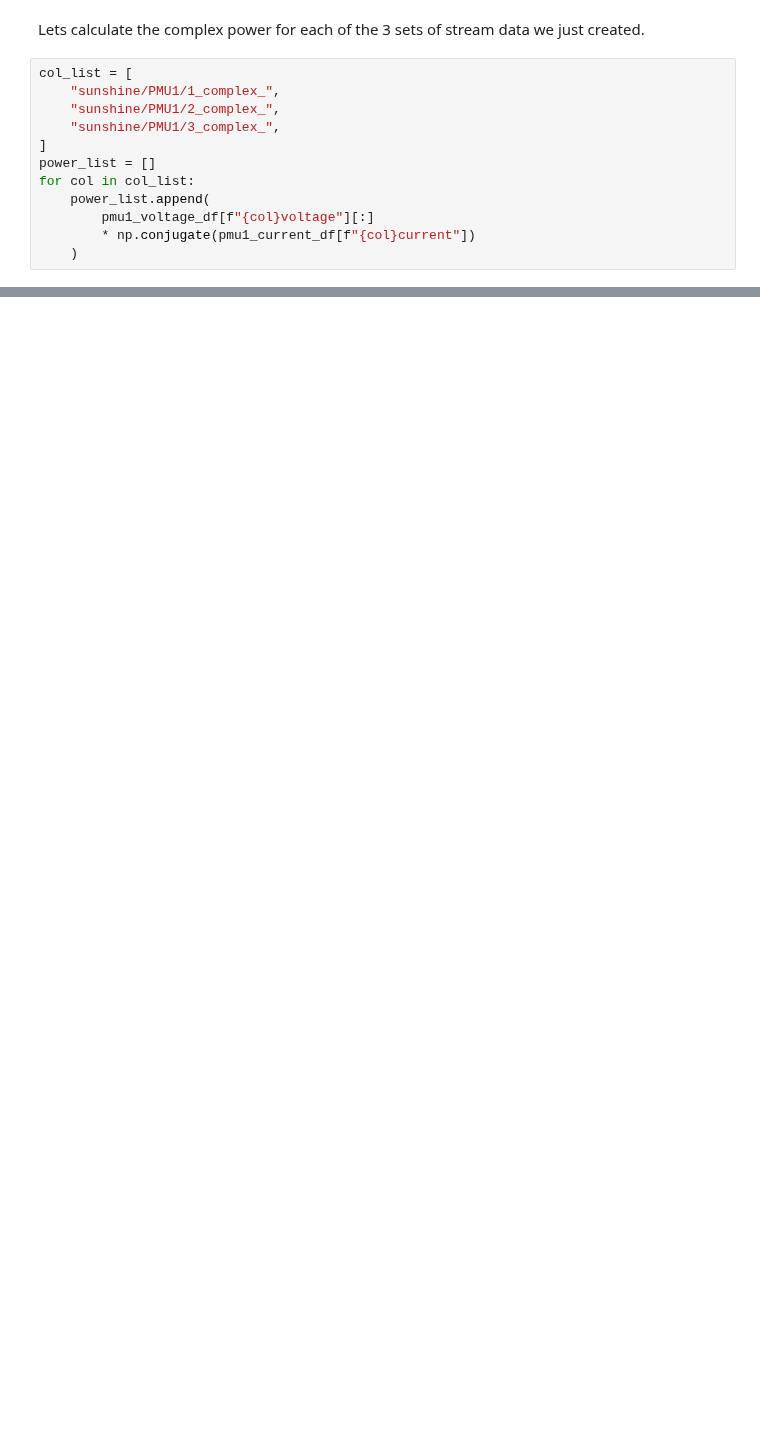
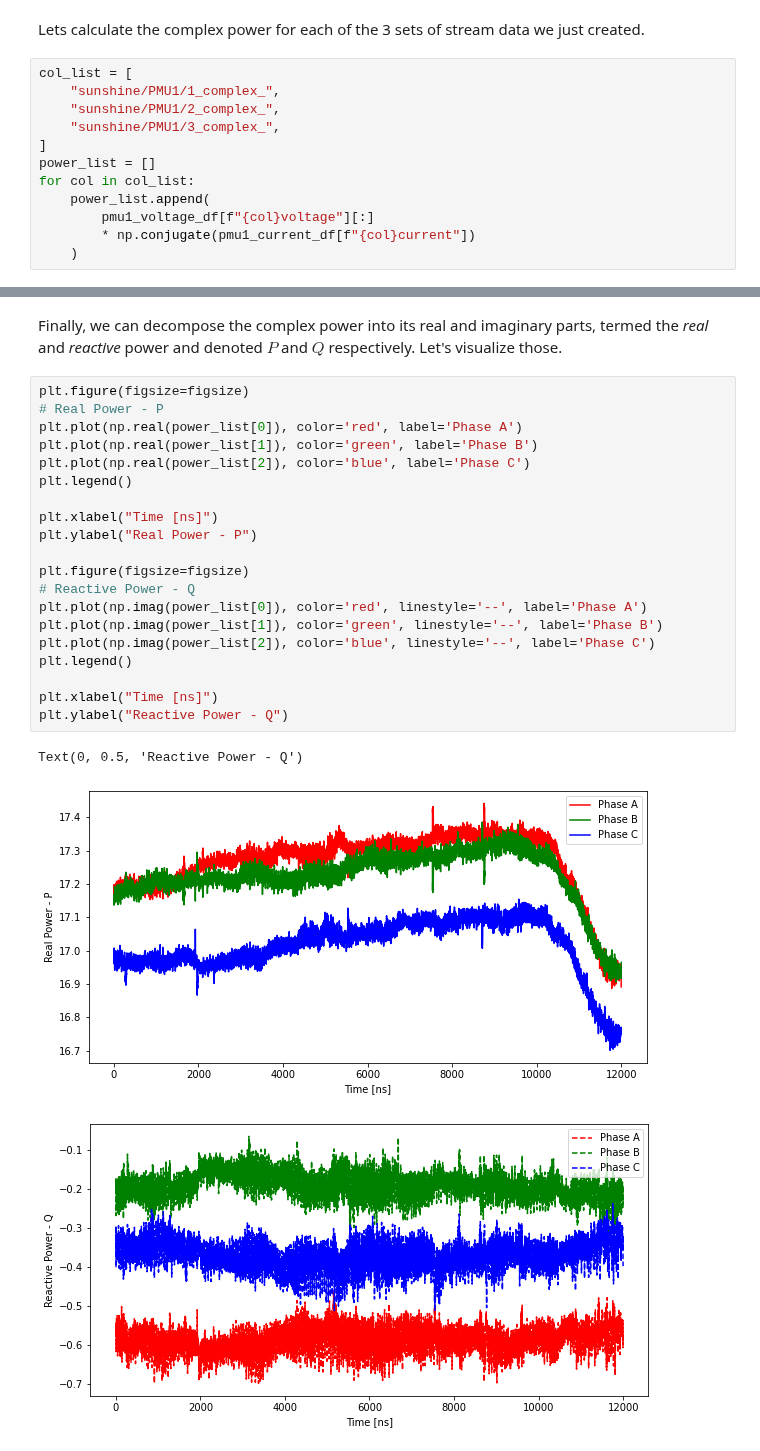
Before and after one commit to PingThingsIO/ni4ai-notebooks, a Jupyter notebook: tutorials/11 - Calculating Complex Power from Sunshine Dataset.ipynb, the cells around one changed output, grey strips where cells are left out. Drawn from its saved outputs; the diff is of its cells as text; blank space fills up the shorter version.

```diff
--- a/tutorials/11 - Calculating Complex Power from Sunshine Dataset.ipynb
+++ b/tutorials/11 - Calculating Complex Power from Sunshine Dataset.ipynb
@@ -215,0 +352,26 @@ plt.ylabel("Power")
+# %% [markdown]
+Finally, we can decompose the complex power into its real and imaginary parts, termed the _real_ and _reactive_ power and denoted $P$ and $Q$ respectively. Let's visualize those.
+# %%
+plt.figure(figsize=figsize)
+# Real Power - P
+plt.plot(np.real(power_list[0]), color='red', label='Phase A')
+plt.plot(np.real(power_list[1]), color='green', label='Phase B')
+plt.plot(np.real(power_list[2]), color='blue', label='Phase C')
+plt.legend()
+
+plt.xlabel("Time [ns]")
+plt.ylabel("Real Power - P")
+
+plt.figure(figsize=figsize)
+# Reactive Power - Q
+plt.plot(np.imag(power_list[0]), color='red', linestyle='--', label='Phase A')
+plt.plot(np.imag(power_list[1]), color='green', linestyle='--', label='Phase B')
+plt.plot(np.imag(power_list[2]), color='blue', linestyle='--', label='Phase C')
+plt.legend()
+
+plt.xlabel("Time [ns]")
+plt.ylabel("Reactive Power - Q")
+# %% [output]
+Text(0, 0.5, 'Reactive Power - Q')
+[figure, added]
+[figure, added]
```
Also changed, not shown: parts of 31 cells of this notebook.
